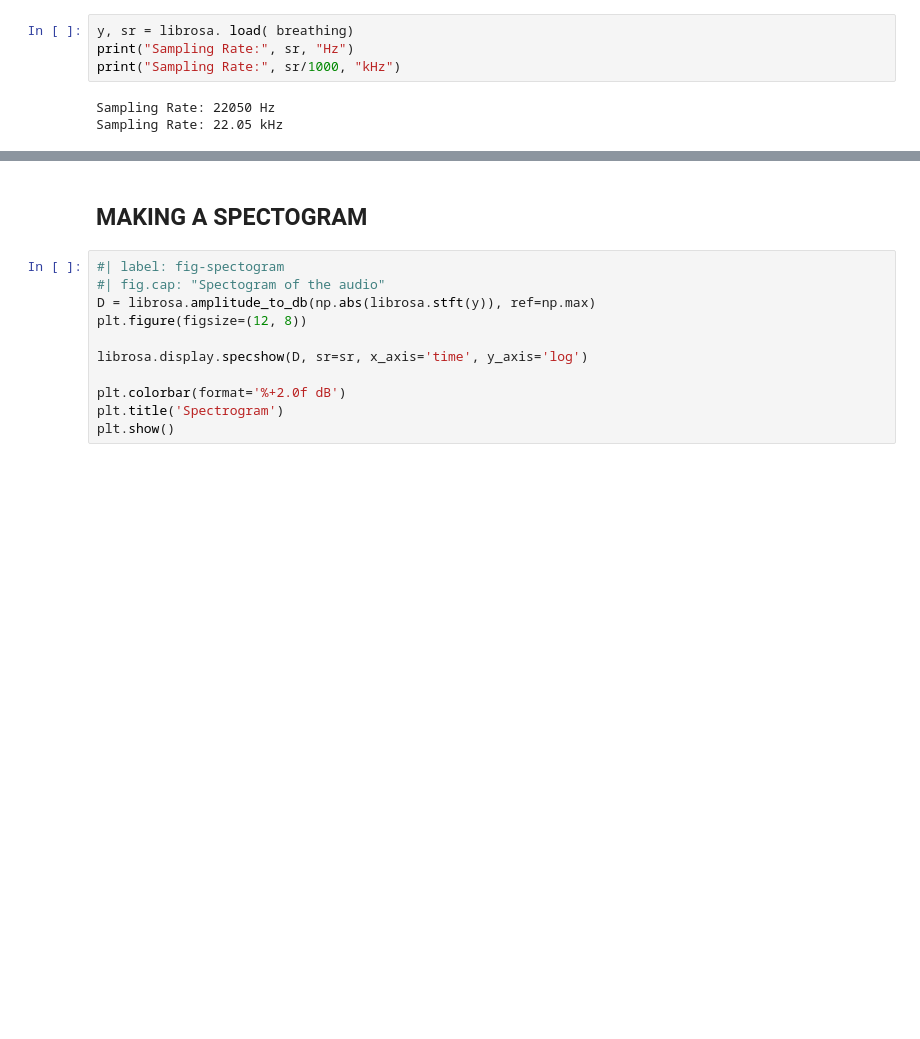
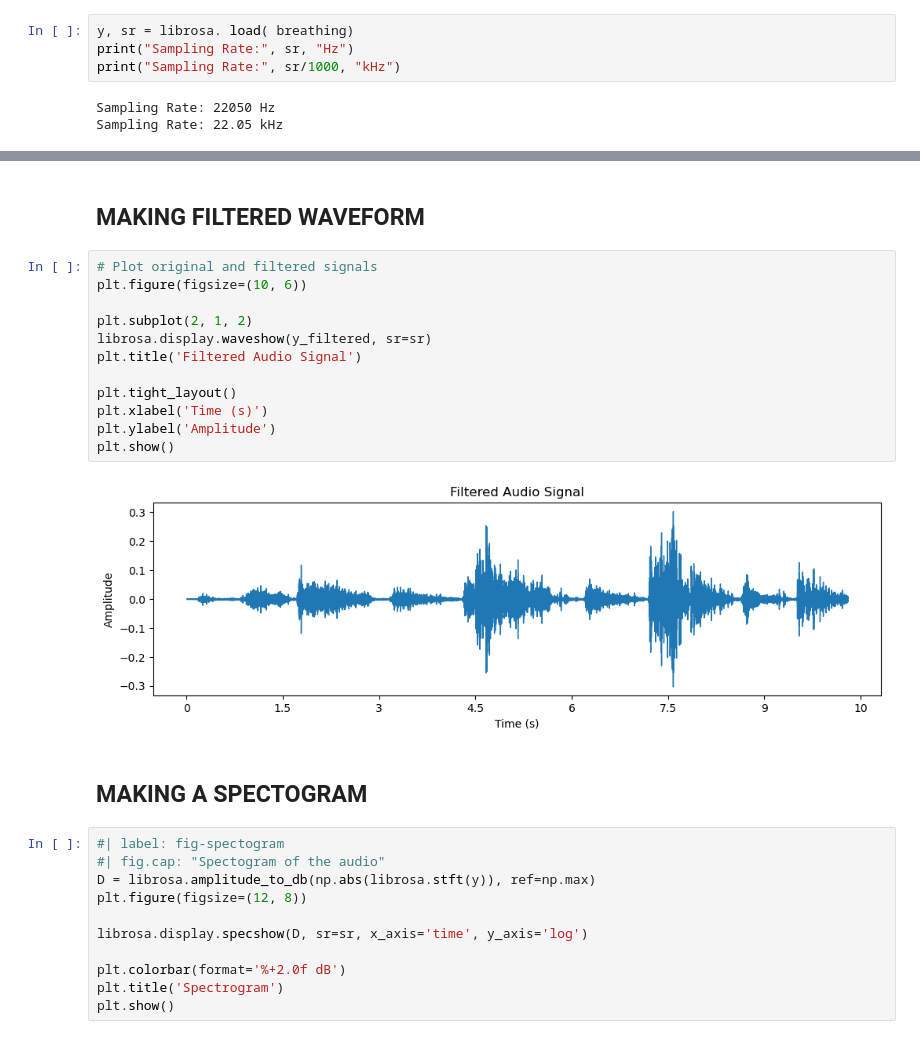
Before and after one commit to ananyapraharaj/UnTangled, a Jupyter notebook: SRIPTask-2.ipynb, the cells around one changed output, grey strips where cells are left out. Saved outputs shown, nothing was run; the diff lists cells and outputs as text; blank space fills up the shorter version.

```diff
--- a/SRIPTask-2.ipynb
+++ b/SRIPTask-2.ipynb
@@ -44,6 +62,22 @@ plt.show
 # %% [output]
 <function matplotlib.pyplot.show(close=None, block=None)>
 [figure]
+# %% [markdown]
+## MAKING FILTERED WAVEFORM
+# %%
+# Plot original and filtered signals
+plt.figure(figsize=(10, 6))
+
+plt.subplot(2, 1, 2)
+librosa.display.waveshow(y_filtered, sr=sr)
+plt.title('Filtered Audio Signal')
+
+plt.tight_layout()
+plt.xlabel('Time (s)')
+plt.ylabel('Amplitude')
+plt.show()
+# %% [output]
+[figure, added]
 # %% [markdown]
 ## MAKING A SPECTOGRAM
 # %%
```
Also changed, not shown: parts of 7 cells of this notebook.
